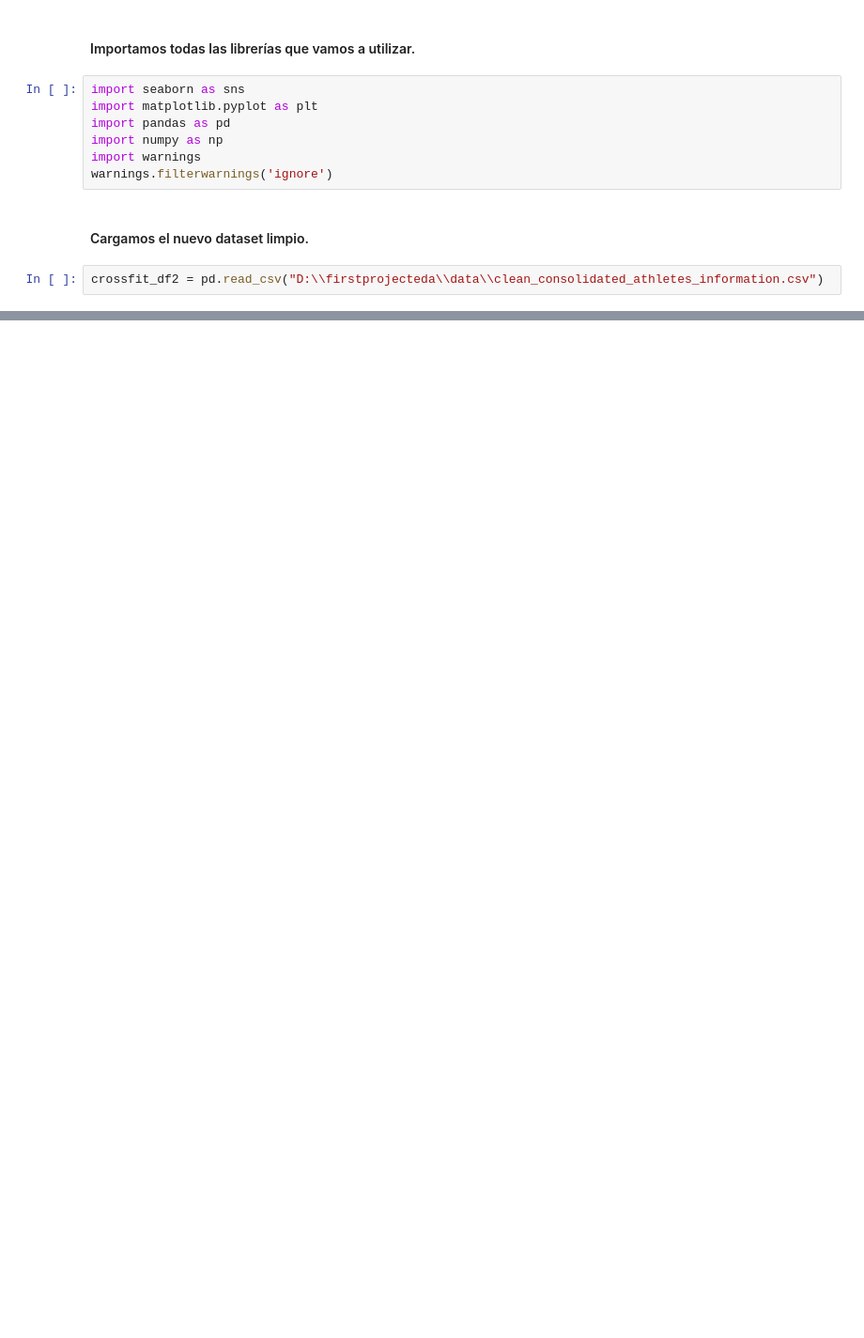
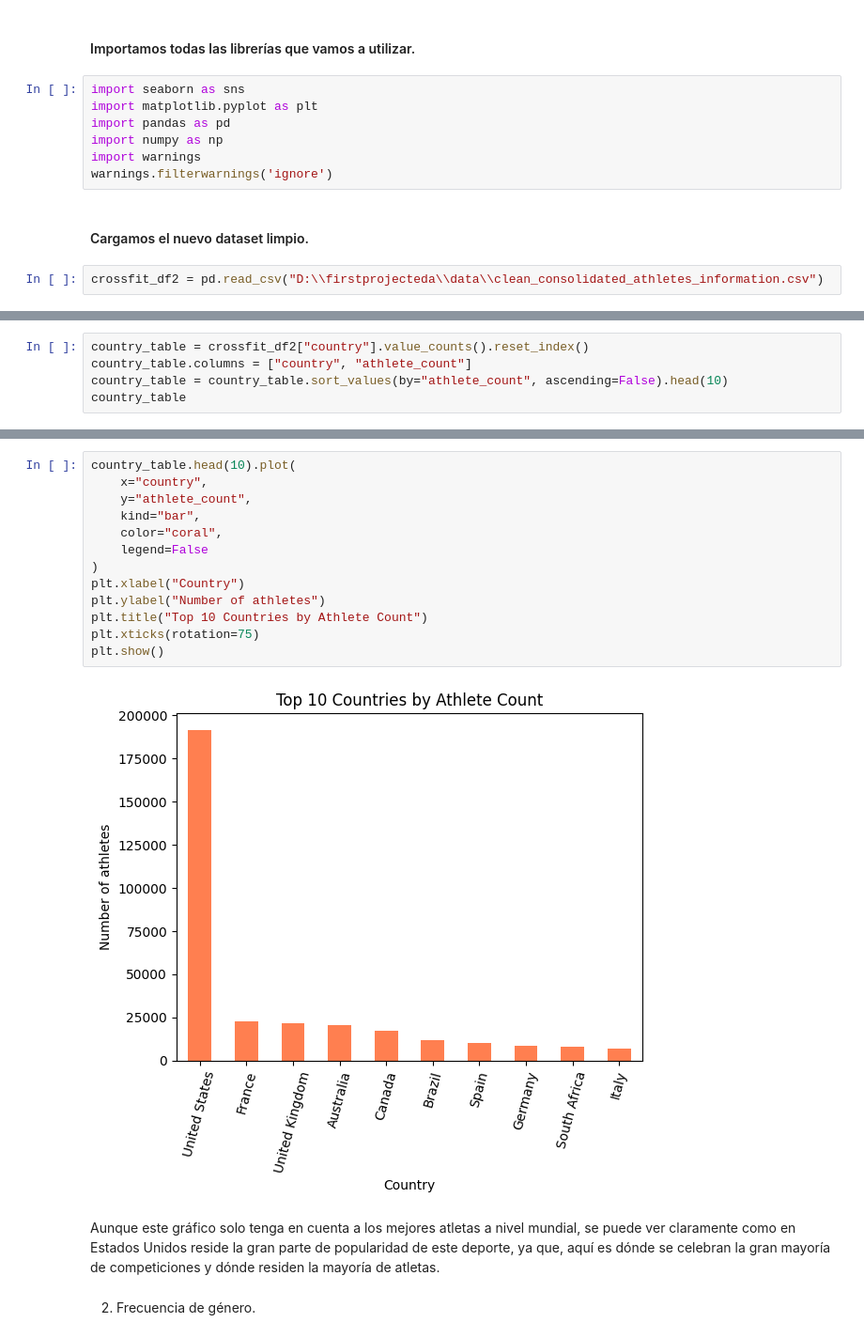
Before and after one commit to viictorhp/EDA-analysis-first-project, a Jupyter notebook: notebooks/edaanalysis2.ipynb, the cells around one changed output, grey strips where cells are left out. Shown at 94% size. Cells and saved outputs as stored; diff of their text form; blank space fills up the shorter version.

Commit message:
Fase de agrupación y visualización de los datos casi finalizada en el nuevo notebook. Actualizo cambios en el Readme

```diff
--- a/notebooks/edaanalysis2.ipynb
+++ b/notebooks/edaanalysis2.ipynb
@@ -33,0 +38,5 @@ crossfit_df2
+# %%
+country_table = crossfit_df2["country"].value_counts().reset_index()
+country_table.columns = ["country", "athlete_count"]
+country_table = country_table.sort_values(by="athlete_count", ascending=False).head(10)
+country_table
@@ -33,0 +55,19 @@ crossfit_df2
+# %%
+country_table.head(10).plot(
+    x="country",
+    y="athlete_count",
+    kind="bar",
+    color="coral",
+    legend=False
+)
+plt.xlabel("Country")
+plt.ylabel("Number of athletes")
+plt.title("Top 10 Countries by Athlete Count")
+plt.xticks(rotation=75)
+plt.show()
+# %% [output]
+[figure, added]
+# %% [markdown]
+Aunque este gráfico solo tenga en cuenta a los mejores atletas a nivel mundial, se puede ver claramente como en Estados Unidos reside la gran parte de popularidad de este deporte, ya que, aquí es dónde se celebran la gran mayoría de competiciones y dónde residen la mayoría de atletas.
+# %% [markdown]
+2. Frecuencia de género.
```
Also changed, not shown: parts of 37 cells of this notebook, 2 other files.
